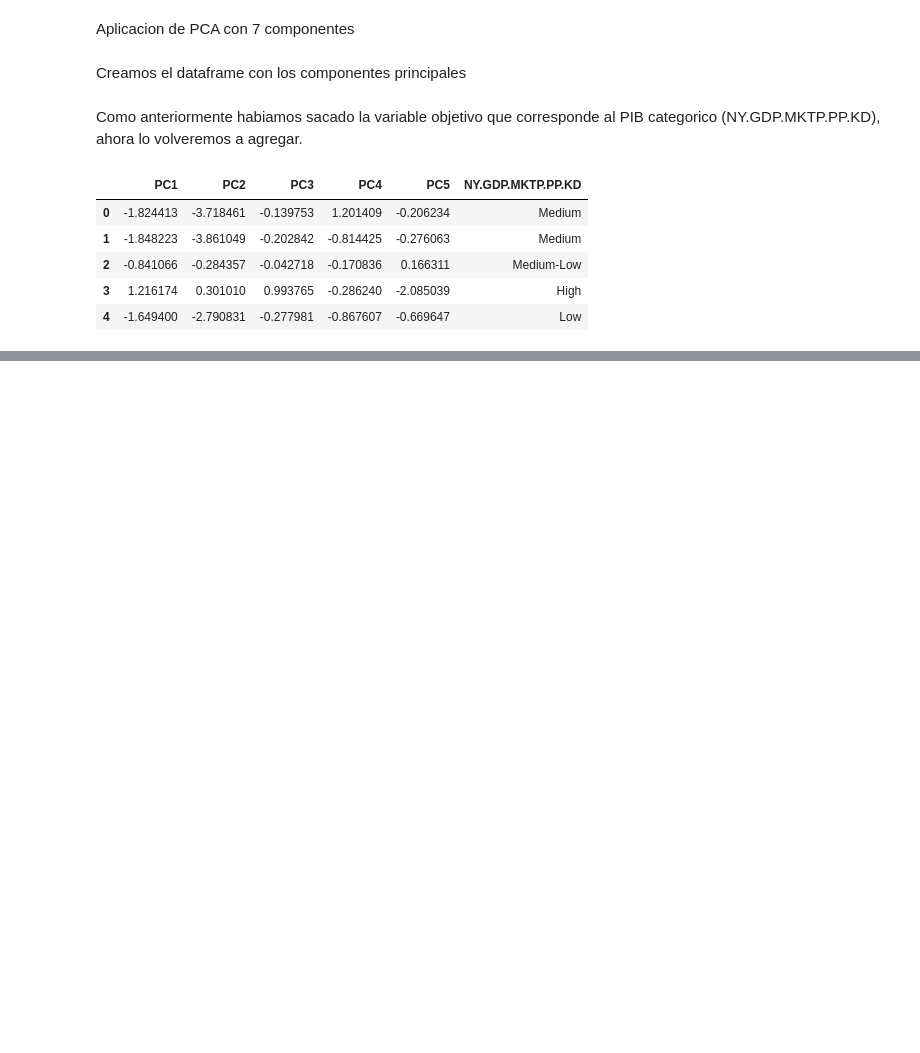
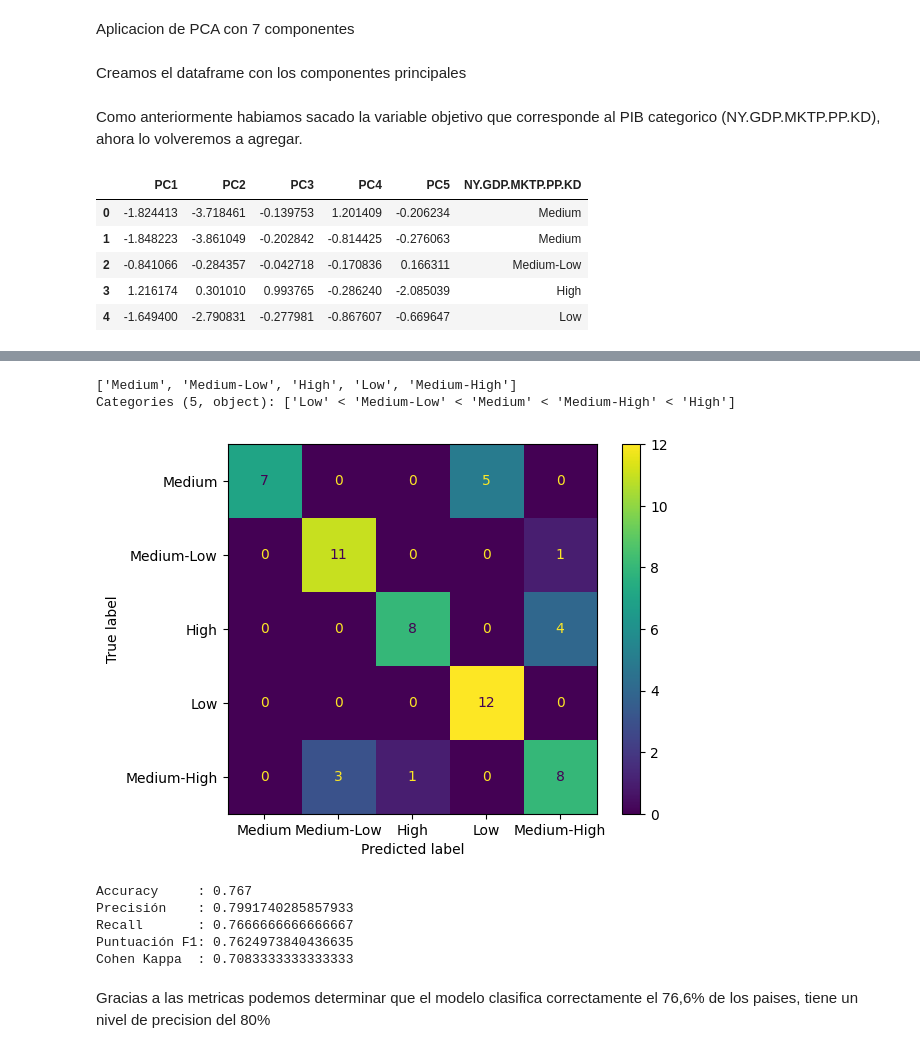
Before and after one commit to isidoraperez2-gif/Portafolio, a Jupyter notebook: Examen_Word_Bank.ipynb, the cells around one changed output, grey strips where cells are left out. Saved outputs shown, nothing was run; the diff lists cells and outputs as text; code cells hidden in the pictures; blank space fills up the shorter version.

```diff
--- a/Examen_Word_Bank.ipynb
+++ b/Examen_Word_Bank.ipynb
@@ -599,0 +620,5 @@ df_pca.head()
+# %%
+from sklearn.preprocessing import StandardScaler
+
+scaler = StandardScaler()
+X_scaled = scaler.fit_transform(df_num)
@@ -599,0 +627,23 @@ df_pca.head()
+# %%
+# Importar biblioteca
+from sklearn.ensemble import RandomForestClassifier
+from sklearn.model_selection import train_test_split
+
+
+X_original = X_scaled
+y_original = df_wb_raw['NY.GDP.MKTP.PP.KD']
+
+
+X_train, X_test, y_train, y_test = train_test_split(X_original, y_original, test_size=0.3, random_state=42, stratify=y_original)
+# %%
+#@title Instanciar algoritmo de clasificación RFC
+rfc_clf = RandomForestClassifier(
+    random_state=0,
+    class_weight="balanced",
+    n_estimators=100
+)
+# Aplicar modelo a datos de entrenamietno
+classifier = rfc_clf.fit(X_train, y_train)
+# %%
+#@title Generar predicciones con datos test
+y_pred_rfc = classifier.predict(X_test)
@@ -599,0 +683,23 @@ df_pca.head()
+# %%
+df_wb_raw['NY.GDP.MKTP.PP.KD'].unique()
+# %% [output]
+['Medium', 'Medium-Low', 'High', 'Low', 'Medium-High']
+Categories (5, object): ['Low' < 'Medium-Low' < 'Medium' < 'Medium-High' < 'High']
+# %%
+#@title Generar matriz de confusión
+cm = confusion_matrix(y_true=y_test, y_pred=y_pred_rfc)
+ConfusionMatrixDisplay(cm, display_labels=['Medium', 'Medium-Low', 'High', 'Low', 'Medium-High']).plot()
+plt.show()
+# %% [output]
+[figure, added]
+# %%
+#@title Mostrar métricas
+fn_metricas_clasificacion(y_test, y_pred_rfc)
+# %% [output]
+Accuracy     : 0.767
+Precisión    : 0.7991740285857933
+Recall       : 0.7666666666666667
+Puntuación F1: 0.7624973840436635
+Cohen Kappa  : 0.7083333333333333
+# %% [markdown]
+Gracias a las metricas podemos determinar que el modelo clasifica correctamente el 76,6% de los paises, tiene un nivel de precision del 80%
```
Also changed, not shown: parts of 40 cells of this notebook.
